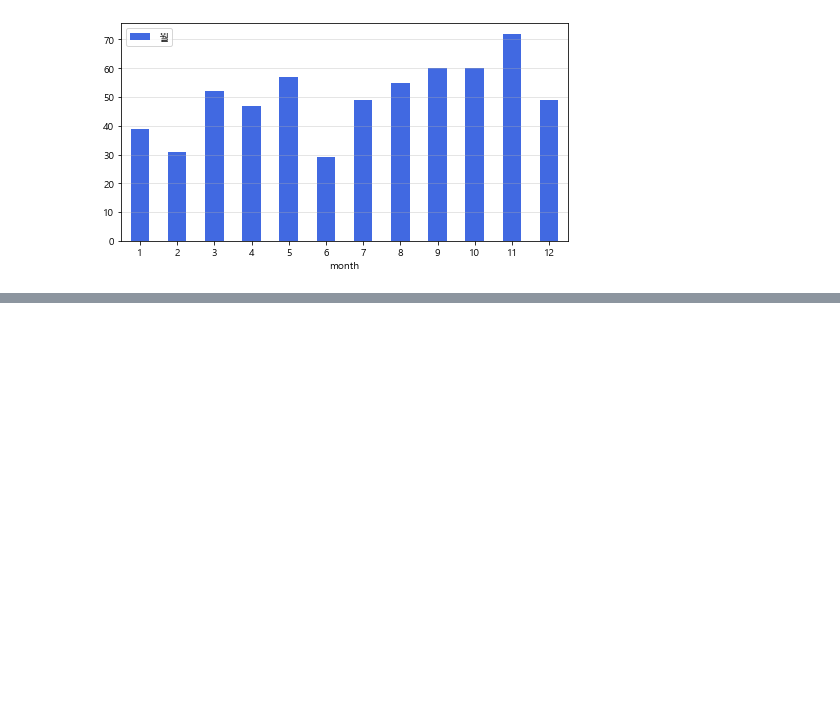
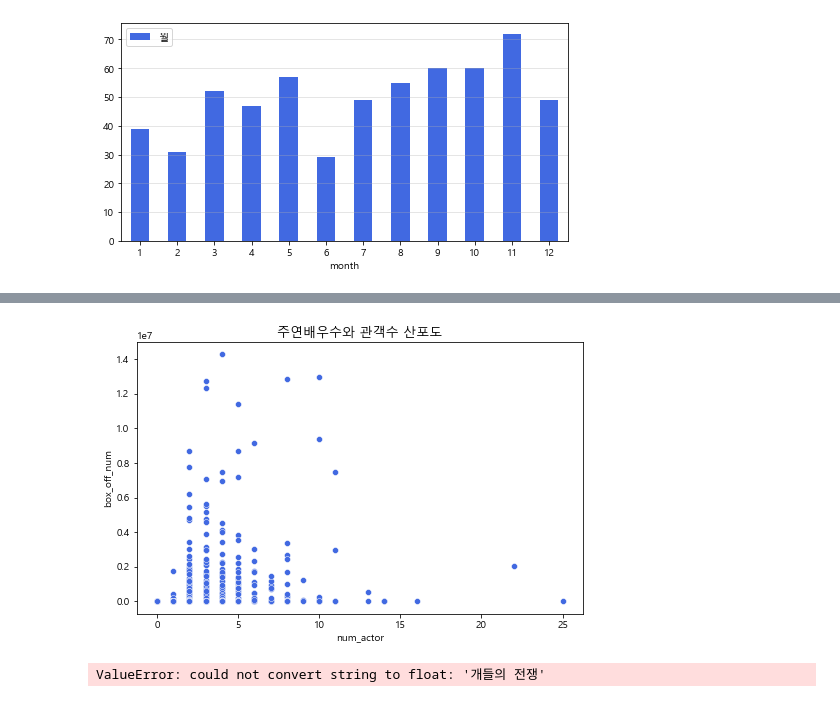
Before and after one commit to ha-es/doit_python, a Jupyter notebook: DACON/01_movies/movies_exam.ipynb, the cells around one changed output, grey strips where cells are left out. Saved outputs shown, nothing was run; the diff lists cells and outputs as text; code cells hidden in the pictures; blank space fills up the shorter version.

```diff
--- a/DACON/01_movies/movies_exam.ipynb
+++ b/DACON/01_movies/movies_exam.ipynb
@@ -387,0 +487,14 @@ plt.grid(True, axis='y', alpha=0.4)
+# %%
+# 주연배우수와 관객수 관계는?
+
+plt.figure(figsize=(8,5))
+plt.title('주연배우수와 관객수 산포도', fontsize = 13)
+sns.scatterplot( data=movie_train, x='num_actor', y='box_off_num', color='royalblue');
+# %% [output]
+[figure, added]
+# %%
+#히트맵 만들기
+
+sns.heatmap( movie_train, annot=True, cmap = 'RdBu' )
+# %% [output]
+ValueError: could not convert string to float: '개들의 전쟁'
```
Also changed, not shown: parts of 9 cells of this notebook.
